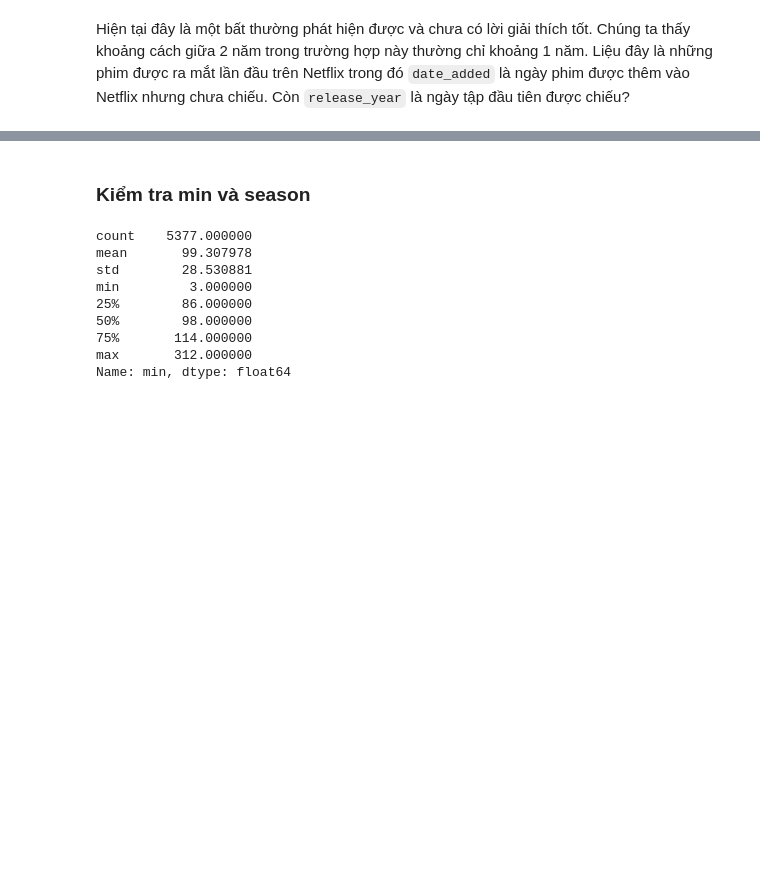
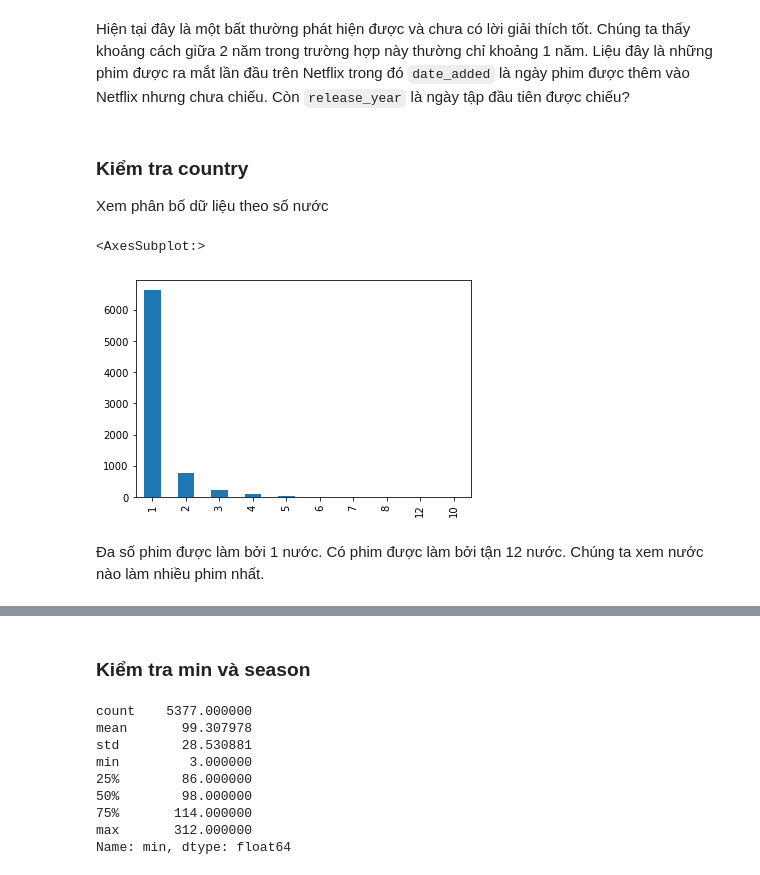
Before and after one commit to sgrayk/P4DS, a Jupyter notebook: Phuc.ipynb, the cells around one changed output, grey strips where cells are left out. Saved outputs shown, nothing was run; the diff lists cells and outputs as text; code cells hidden in the pictures; blank space fills up the shorter version.

```diff
--- a/Phuc.ipynb
+++ b/Phuc.ipynb
@@ -115,0 +126,3 @@ Name: cast_array, dtype: object
+# %%
+df_movies['cast_array']=df_movies['cast_array'].apply(lambda x:[] if str(x)=="['nan']" else x)
+df_movies['cast_array'][df_movies['cast'].isnull()].sample(3)
@@ -273,0 +297,2 @@ Sau khi xử lý ta có thể khá nhiều cột.
+# %%
+df_movies['director']=df_movies['director'].apply(lambda x:str(x).split(", "))
@@ -273,0 +311,3 @@ Sau khi xử lý ta có thể khá nhiều cột.
+# %%
+df_movies['director']=df_movies['director'].apply(lambda x:[] if str(x)=="['nan']" else x)
+df_movies['director'].sample(6)
@@ -303,0 +398,3 @@ df_movies['season']=df_movies['season'].astype('float')
+# %%
+df_movies['country']=df_movies['country'].apply(lambda x:str(x).split(", "))
+df_movies['country']
@@ -364,2 +474,12 @@ df_movies[release_larger_added].sample(5)
 # %% [markdown]
 Hiện tại đây là một bất thường phát hiện được và chưa có lời giải thích tốt. Chúng ta thấy khoảng cách giữa 2 năm trong trường hợp này thường chỉ khoảng 1 năm. Liệu đây là những phim được ra mắt lần đầu trên Netflix trong đó `date_added` là ngày phim được thêm vào Netflix nhưng chưa chiếu. Còn `release_year` là ngày tập đầu tiên được chiếu?
+# %% [markdown]
+### Kiểm tra country
+Xem phân bố dữ liệu theo số nước
+# %%
+df_movies['country'].apply(lambda x:len(x)).value_counts().plot.bar()
+# %% [output]
+<AxesSubplot:>
+[figure, added]
+# %% [markdown]
+Đa số phim được làm bởi 1 nước. Có phim được làm bởi tận 12 nước. Chúng ta xem nước nào làm nhiều phim nhất.
```
Also changed, not shown: parts of 41 cells of this notebook.
